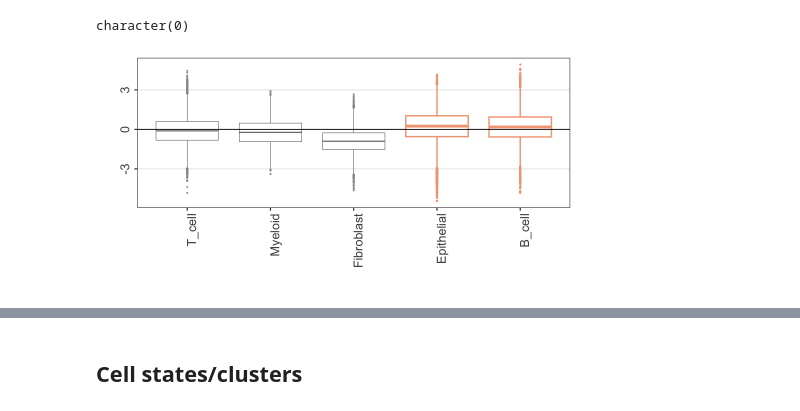
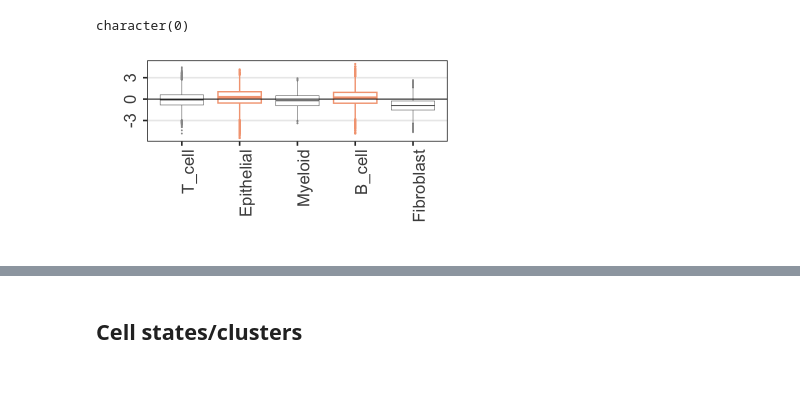
Before and after one commit to fanzhanglab/SCRNA-GWAS-Benchmarking, a Jupyter notebook: analysis/0A_Tool_Benchmarking/CT_Clusters/UC_benchmark_comparison.ipynb, the cells around one changed output, grey strips where cells are left out. Saved outputs shown, nothing was run; the diff lists cells and outputs as text; code cells hidden in the pictures; blank space fills up the shorter version.

Commit message:
adding OG gene analysis and large cell types

```diff
--- a/analysis/0A_Tool_Benchmarking/CT_Clusters/UC_benchmark_comparison.ipynb
+++ b/analysis/0A_Tool_Benchmarking/CT_Clusters/UC_benchmark_comparison.ipynb
@@ -907,33 +903,33 @@ character(0)
 # %%
 # SCDRS
 
 data2 = meta_data[meta_data$macro %in% scdrs_sig_cell_types,]
 data1 = meta_data[!meta_data$macro %in% scdrs_sig_cell_types,]
 
-options(repr.plot.height = 4, repr.plot.width =8 ) #[meta_data$pval < 0.1,]
+options(repr.plot.height = 3.3, repr.plot.width =6 ) #[meta_data$pval < 0.1,]
 
-p1 <- ggplot(meta_data, aes(x=factor(macro, levels=ranked_cell_types), y=zscore, color=cut(Z_score_macro, breaks = breaks_use))) +
+p_scdrs <- ggplot(meta_data, aes(x=factor(macro, levels=ranked_cell_types), y=zscore, color=cut(Z_score_macro, breaks = breaks_use))) +
 geom_boxplot(data=data1, color="grey40", aes(x=factor(macro, levels=rev(ranked_cell_types))), linewidth=0.3, outlier.colour = "grey60", outlier.size=0.4) +
 geom_boxplot(data=data2, linewidth=0.8, outlier.size=0.6, aes(x=factor(macro, levels=rev(ranked_cell_types))),) +
 #stat_summary(data=data1, fun.data=data_summary, color="grey80") + stat_summary(data=data2, fun.data=data_summary) +
 geom_hline(yintercept=0, color="black") +
 scale_color_manual(values = color_values,
                    limits = limits_use) +
-
-theme_bw(base_size=14) +
+scale_x_discrete(limits=rev(ranked_cell_types)) +
+theme_bw(base_size=20) +
 theme(
-      axis.text.x = element_text(angle=90, size=15, hjust=1),legend.position="none",
+      axis.text.x = element_text(angle=90, size=20, hjust=1),legend.position="none",
      panel.grid.major.x = element_blank(), panel.grid.minor.x = element_blank(), panel.grid.minor.y = element_blank(),
-     axis.text.y = element_text(angle=90, size = 15,vjust=1,hjust=0.5), axis.title=element_text(size=20)) + #ylim(-6,5.3)  +
+     axis.text.y = element_text(angle=90, size = 20,vjust=1,hjust=0.5), axis.title=element_text(size=20)) + #ylim(-6,5.3)  +
 theme(strip.background=element_rect(colour="black",
                                     fill="lightgrey"),strip.text = element_text(size = 18, margin = margin()))  +
 labs(y="",x='',fill="", color="")
 
 
-p1
+p_scdrs
 
 
 # ggsave("./scDRS_UC_Label_full_LIMITED.pdf", height=5, width=22.5)
 # save_plot("./scDRS_UC_Label_full_LIMITED.svg", fig = p1, width=22.5, height=5)
 # %% [output]
-[figure, old version]
+[figure, new version]
```
Also changed, not shown: parts of 6 cells of this notebook.
